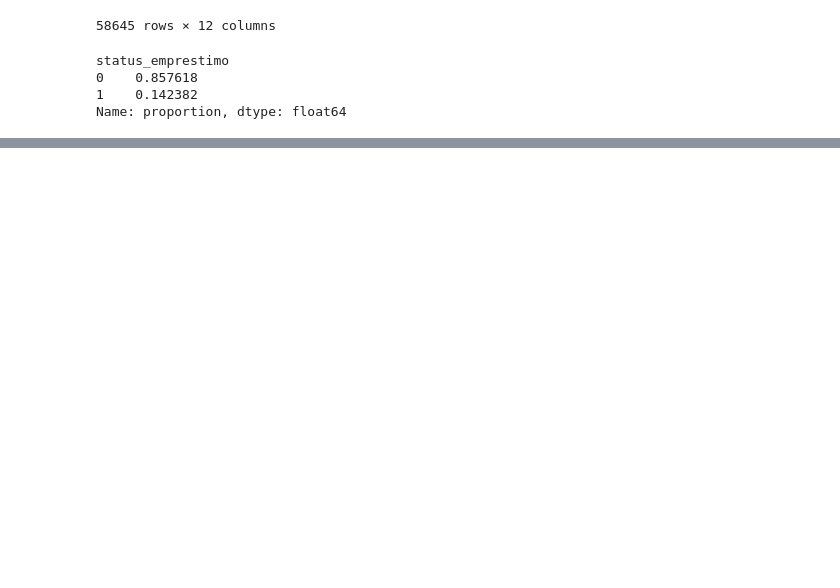
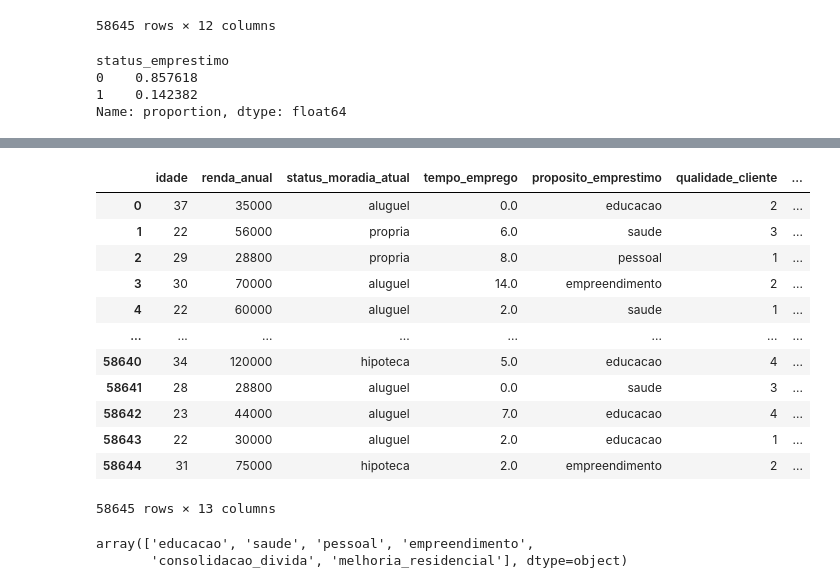
Before and after one commit to andrefeitosa9/projeto-machinelearningI, a Jupyter notebook: Notebook EDA.ipynb, the cells around one changed output, grey strips where cells are left out. Cells and saved outputs as stored; diff of their text form; code cells hidden in the pictures; blank space fills up the shorter version.

```diff
--- a/Notebook EDA.ipynb
+++ b/Notebook EDA.ipynb
@@ -222,0 +240,26 @@ Name: proportion, dtype: float64
+# %%
+def calcular_razao_tempo_emprego_banco(df):
+    return (df['tempo_emprego'] / df['tempo_relacionamento_bancario']).round(3)
+
+df['razao_tempo_emprego_banco'] = calcular_razao_tempo_emprego_banco(df)
+# %%
+df
+# %% [output]
+|  | idade | renda_anual | status_moradia_atual | tempo_emprego | proposito_emprestimo | qualidade_cliente | ... |
+| 0 | 37 | 35000 | aluguel | 0.0 | educacao | 2 | ... |
+| 1 | 22 | 56000 | propria | 6.0 | saude | 3 | ... |
+| 2 | 29 | 28800 | propria | 8.0 | pessoal | 1 | ... |
+| 3 | 30 | 70000 | aluguel | 14.0 | empreendimento | 2 | ... |
+| 4 | 22 | 60000 | aluguel | 2.0 | saude | 1 | ... |
+| ... | ... | ... | ... | ... | ... | ... | ... |
+| 58640 | 34 | 120000 | hipoteca | 5.0 | educacao | 4 | ... |
+| 58641 | 28 | 28800 | aluguel | 0.0 | saude | 3 | ... |
+| 58642 | 23 | 44000 | aluguel | 7.0 | educacao | 4 | ... |
+| 58643 | 22 | 30000 | aluguel | 2.0 | educacao | 1 | ... |
+| 58644 | 31 | 75000 | hipoteca | 2.0 | empreendimento | 2 | ... |
+58645 rows × 13 columns
+# %%
+df['proposito_emprestimo'].unique()
+# %% [output]
+array(['educacao', 'saude', 'pessoal', 'empreendimento',
+       'consolidacao_divida', 'melhoria_residencial'], dtype=object)
```
Also changed, not shown: parts of 13 cells of this notebook.
